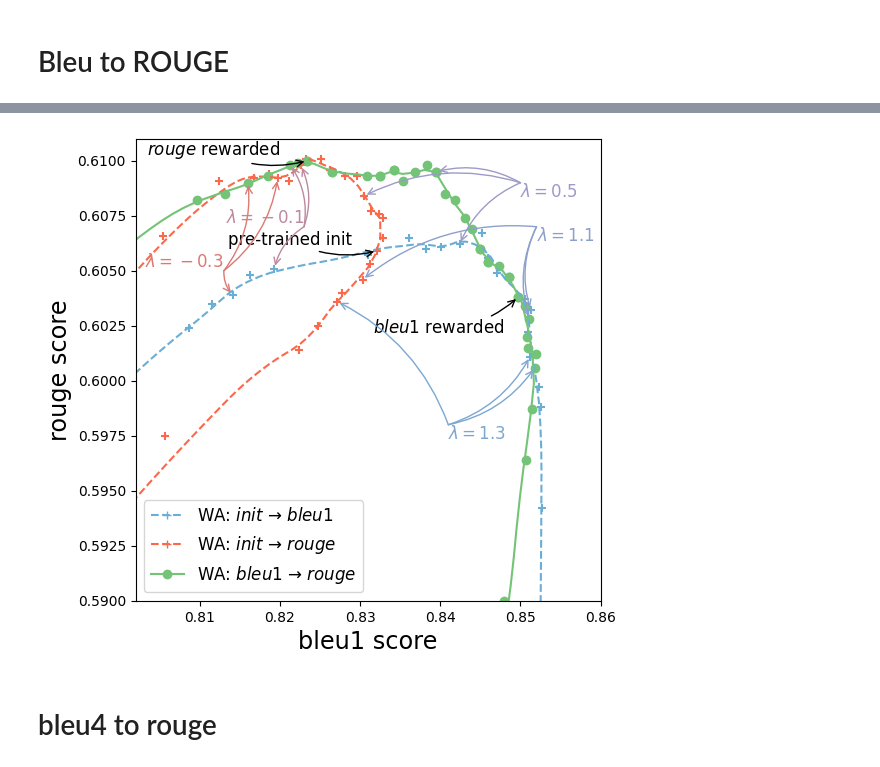
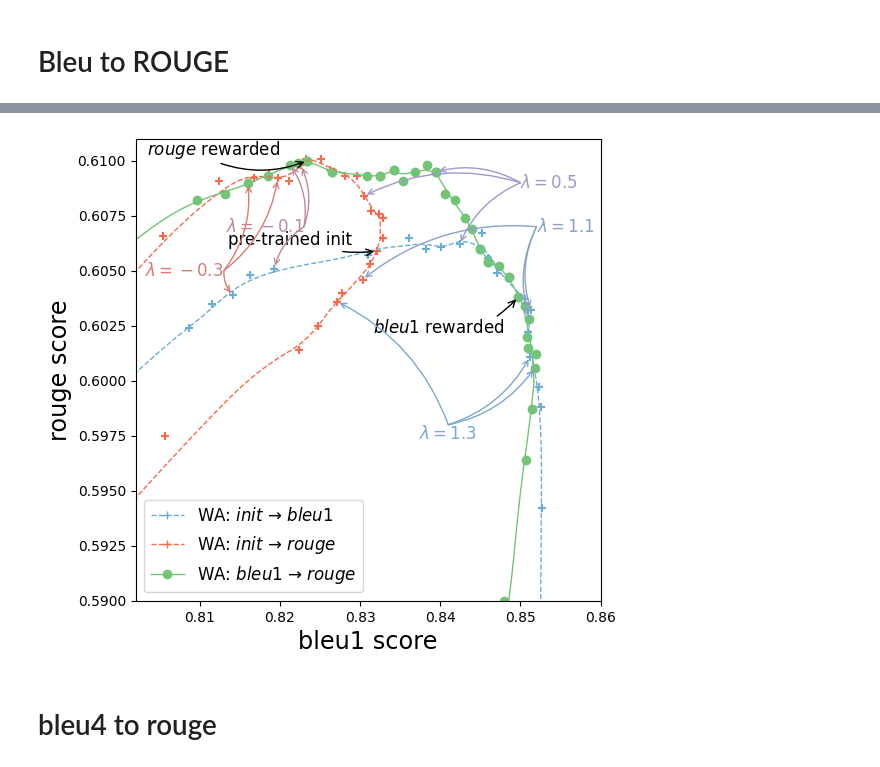
Before and after one commit to alexrame/domainbedv2, a Jupyter notebook: notebooks/rl/captioning/wa_rl_captioning.ipynb, the cells around one changed output, grey strips where cells are left out. Cells and saved outputs as stored; diff of their text form; code cells hidden in the pictures.

```diff
--- a/notebooks/rl/captioning/wa_rl_captioning.ipynb
+++ b/notebooks/rl/captioning/wa_rl_captioning.ipynb
@@ -236,6 +339,7 @@ key_y="ROUGE_L"
 label_x = dict_key_to_label[key_x]
 label_y = dict_key_to_label[key_y]
 
+arrowprops.update({"relpos": (0.5, 1)})
 plot.plt.annotate(
     "pre-trained init",
     xy=(fts_bleu.l_step[0][key_x], fts_bleu.l_step[0][key_y]),
@@ -246,6 +350,7 @@ plot.plt.annotate(
     arrowprops=arrowprops
 )
 
+arrowprops.update({"relpos": (0.5, 0)})
 plot.plt.annotate(
     r"${label_x}$".format(label_x=label_x) + " rewarded",
     xy=(fts_bleu.l_step[-1][key_x], fts_bleu.l_step[-1][key_y]),
@@ -255,6 +360,7 @@ plot.plt.annotate(
     size=plot.SIZE,
     arrowprops=arrowprops
 )
+arrowprops.update({"relpos": (0.5, 0)})
 plot.plt.annotate(
     r"${label_y}$".format(label_y=label_y) + " rewarded",
     xy=(fts_rouge.l_step[-1][key_x], fts_rouge.l_step[-1][key_y]),
@@ -265,6 +371,7 @@ plot.plt.annotate(
     arrowprops=arrowprops
 )
 
+del arrowprops["relpos"]
 colors=[plot.cm.get_cmap(cmap_redpurpleblue)((6 - i) / 6) for i in range(7)]
 
 xytext = (0.85, 0.609)
@@ -276,7 +383,7 @@ plot.plt.annotate(
     xy=xytext,
     xytext=xytext,
     ha='left',
-    va="top",
+    va="center",
     size=plot.SIZE,
     color=colors[key]
 )
@@ -285,70 +392,73 @@ plot.plt.annotate(
     "",
     xy=(get_at_coeff(fts_bleurouge.l_extra)[key_x], get_at_coeff(fts_bleurouge.l_extra)[key_y]),
     xytext=xytext,
-    size=plot.SIZE,
     arrowprops=arrowpropskey
 )
 plot.plt.annotate(
     "",
     xy=(get_at_coeff(fts_bleu.l_extra)[key_x], get_at_coeff(fts_bleu.l_extra)[key_y]),
     xytext=xytext,
-    size=plot.SIZE,
     arrowprops=arrowpropskey
 )
 plot.plt.annotate(
     "",
     xy=(get_at_coeff(fts_rouge.l_extra)[key_x], get_at_coeff(fts_rouge.l_extra)[key_y]),
     xytext=xytext,
-    size=plot.SIZE,
     arrowprops=arrowpropskey
 )
 
 xytext = (0.823, 0.607)
 key = 4
 arrowpropskey = dict(arrowstyle='->', connectionstyle='arc3,rad=0.2', linewidth=1, shrinkA=0, color=colors[key])
-
+arrowpropskey.update({"relpos": (1, 0.5)})
 plot.plt.annotate(
     r"$\lambda=-0.1$",
     xy=xytext,
     xytext=xytext,
     ha='right',
-    va="bottom",
+    va="center",
     size=plot.SIZE,
     color=colors[key]
 )
 
 plot.plt.annotate(
     "",
-    xy=(get_at_coeff(fts_bleurouge.l_extra, coeff=1.1)[key_x], get_at_coeff(fts_bleurouge.l_extra, coeff=1.1)[key_y]),
+    xy=(
+        get_at_coeff(fts_bleurouge.l_extra,
+                     coeff=1.1)[key_x], get_at_coeff(fts_bleurouge.l_extra, coeff=1.1)[key_y]
+    ),
     xytext=xytext,
-    size=plot.SIZE,
     arrowprops=arrowpropskey
 )
 plot.plt.annotate(
     "",
-    xy=(get_at_coeff(fts_bleu.l_extra, coeff=1.1)[key_x], get_at_coeff(fts_bleu.l_extra, coeff=1.1)[key_y]),
+    xy=(
+        get_at_coeff(fts_bleu.l_extra, coeff=1.1)[key_x], get_at_coeff(fts_bleu.l_extra,
+                                                                       coeff=1.1)[key_y]
+    ),
     xytext=xytext,
-    size=plot.SIZE,
     arrowprops=arrowpropskey
 )
 plot.plt.annotate(
     "",
-    xy=(get_at_coeff(fts_rouge.l_extra, coeff=-0.1)[key_x], get_at_coeff(fts_rouge.l_extra, coeff=-0.1)[key_y]),
+    xy=(
+        get_at_coeff(fts_rouge.l_extra,
+                     coeff=-0.1)[key_x], get_at_coeff(fts_rouge.l_extra, coeff=-0.1)[key_y]
+    ),
     xytext=xytext,
-    size=plot.SIZE,
     arrowprops=arrowpropskey
 )
 
 xytext = (0.813, 0.605)
 key = 5
 arrowpropskey = dict(arrowstyle='->', connectionstyle='arc3,rad=0.2', linewidth=1, shrinkA=0, color=colors[key])
-
+arrowpropskey.update({"relpos": (1, 0.5)})
 plot.plt.annotate(
     r"$\lambda=-0.3$",
     xy=xytext,
     xytext=xytext,
     ha='right',
-    va="bottom",
+    va="center",
     size=plot.SIZE,
     color=colors[key]
 )
@@ -357,34 +467,34 @@ plot.plt.annotate(
     "",
     xy=(get_at_coeff(fts_bleurouge.l_extra, coeff=1.3)[key_x], get_at_coeff(fts_bleurouge.l_extra, coeff=1.3)[key_y]),
     xytext=xytext,
-    size=plot.SIZE,
     arrowprops=arrowpropskey
 )
 plot.plt.annotate(
     "",
     xy=(get_at_coeff(fts_bleu.l_extra, coeff=1.3)[key_x], get_at_coeff(fts_bleu.l_extra, coeff=1.3)[key_y]),
     xytext=xytext,
-    size=plot.SIZE,
     arrowprops=arrowpropskey
 )
 plot.plt.annotate(
     "",
-    xy=(get_at_coeff(fts_rouge.l_extra, coeff=-0.3)[key_x], get_at_coeff(fts_rouge.l_extra, coeff=-0.3)[key_y]),
+    xy=(
+        get_at_coeff(fts_rouge.l_extra,
+                     coeff=-0.3)[key_x], get_at_coeff(fts_rouge.l_extra, coeff=-0.3)[key_y]
+    ),
     xytext=xytext,
-    size=plot.SIZE,
     arrowprops=arrowpropskey
 )
 
 xytext = (0.852, 0.607)
 key = 2
 arrowpropskey = dict(arrowstyle='->', connectionstyle='arc3,rad=0.2', linewidth=1, shrinkA=0, color=colors[key])
-
+arrowpropskey.update({"relpos": (0.5, 1)})
 plot.plt.annotate(
     r"$\lambda=1.1$",
     xy=xytext,
     xytext=xytext,
     ha='left',
-    va="top",
+    va="center",
     size=plot.SIZE,
     color=colors[key]
 )
@@ -393,62 +503,65 @@ plot.plt.annotate(
     "",
     xy=(get_at_coeff(fts_bleurouge.l_extra, coeff=-0.1)[key_x], get_at_coeff(fts_bleurouge.l_extra, coeff=-0.1)[key_y]),
     xytext=xytext,
-    size=plot.SIZE,
     arrowprops=arrowpropskey
 )
 plot.plt.annotate(
     "",
-    xy=(get_at_coeff(fts_bleu.l_extra, coeff=-0.1)[key_x], get_at_coeff(fts_bleu.l_extra, coeff=-0.1)[key_y]),
+    xy=(
+        get_at_coeff(fts_bleu.l_extra,
+                     coeff=-0.1)[key_x], get_at_coeff(fts_bleu.l_extra, coeff=-0.1)[key_y]
+    ),
     xytext=xytext,
-    size=plot.SIZE,
     arrowprops=arrowpropskey
 )
 plot.plt.annotate(
     "",
-    xy=(get_at_coeff(fts_rouge.l_extra, coeff=1.1)[key_x], get_at_coeff(fts_rouge.l_extra, coeff=1.1)[key_y]),
+    xy=(
+        get_at_coeff(fts_rouge.l_extra,
+                     coeff=1.1)[key_x], get_at_coeff(fts_rouge.l_extra, coeff=1.1)[key_y]
+    ),
     xytext=xytext,
-    size=plot.SIZE,
     arrowprops=arrowpropskey
 )
 
 xytext = (0.841, 0.598)
 key = 1
 arrowpropskey = dict(arrowstyle='->', connectionstyle='arc3,rad=0.2', linewidth=1, shrinkA=0, color=colors[key])
-
+arrowpropskey.update({"relpos": (1, 1)})
 plot.plt.annotate(
     r"$\lambda=1.3$",
     xy=xytext,
     xytext=xytext,
-    ha='left',
+    ha='center',
     va="top",
     size=plot.SIZE,
     color=colors[key]
 )
 
 plot.plt.annotate(
     "",
     xy=(get_at_coeff(fts_bleurouge.l_extra, coeff=-0.3)[key_x], get_at_coeff(fts_bleurouge.l_extra, coeff=-0.3)[key_y]),
     xytext=xytext,
-    size=plot.SIZE,
     arrowprops=arrowpropskey
 )
 plot.plt.annotate(
     "",
     xy=(get_at_coeff(fts_bleu.l_extra, coeff=-0.3)[key_x], get_at_coeff(fts_bleu.l_extra, coeff=-0.3)[key_y]),
     xytext=xytext,
-    size=plot.SIZE,
     arrowprops=arrowpropskey
 )
 plot.plt.annotate(
     "",
-    xy=(get_at_coeff(fts_rouge.l_extra, coeff=1.3)[key_x], get_at_coeff(fts_rouge.l_extra, coeff=1.3)[key_y]),
+    xy=(
+        get_at_coeff(fts_rouge.l_extra,
+                     coeff=1.3)[key_x], get_at_coeff(fts_rouge.l_extra, coeff=1.3)[key_y]
+    ),
     xytext=xytext,
-    size=plot.SIZE,
     arrowprops=arrowpropskey
 )
 
 plot.save_fig(fig=fig_dr, name="captioning/pareto_captioning_bleu1torouge_extra.pdf", do_save=do_save)
 # %% [output]
-[figure, old version]
+[figure, new version]
 # %% [markdown]
 # bleu4 to rouge
```
Also changed, not shown: parts of 25 cells of this notebook, 3 other files.
